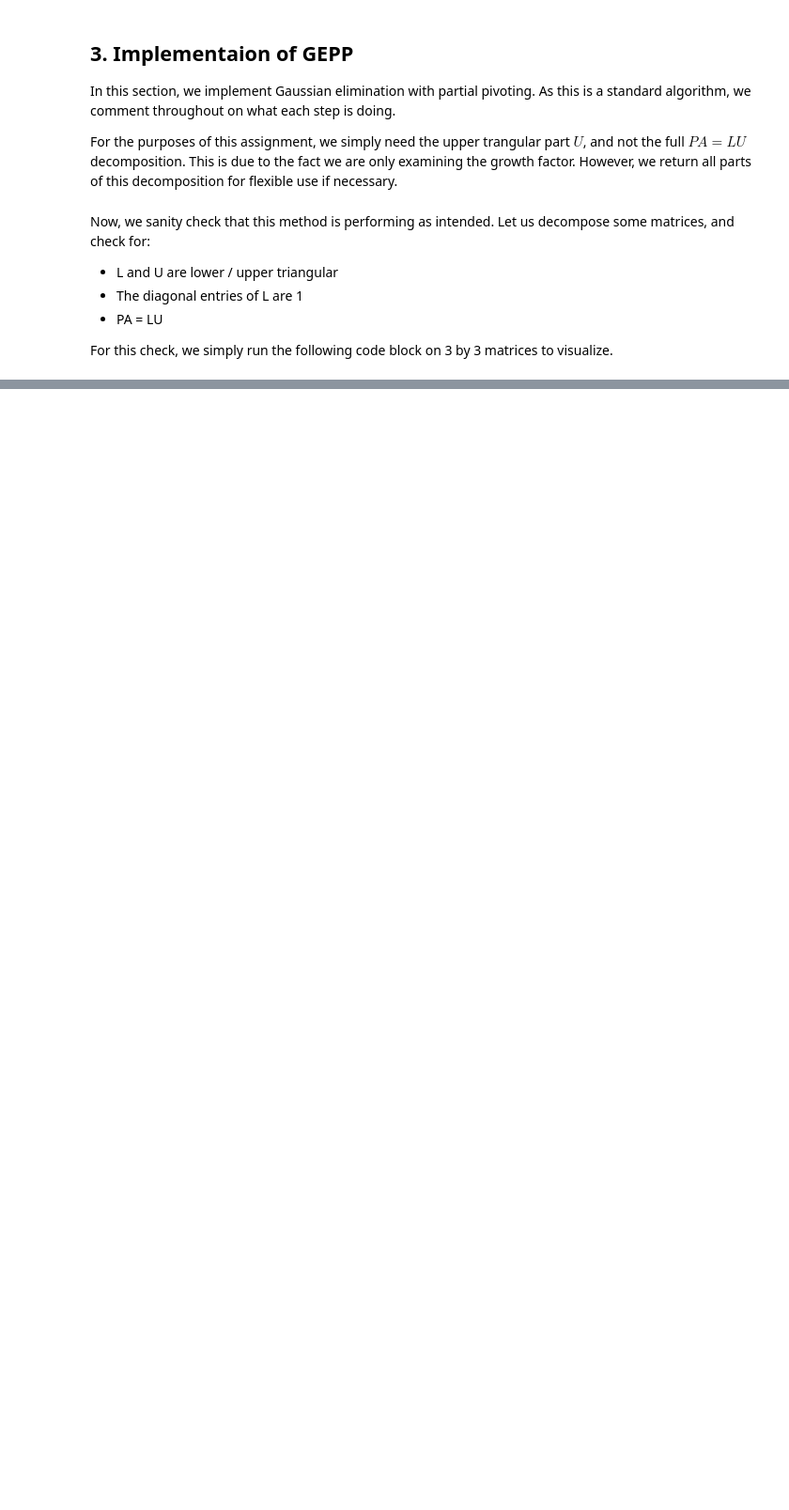
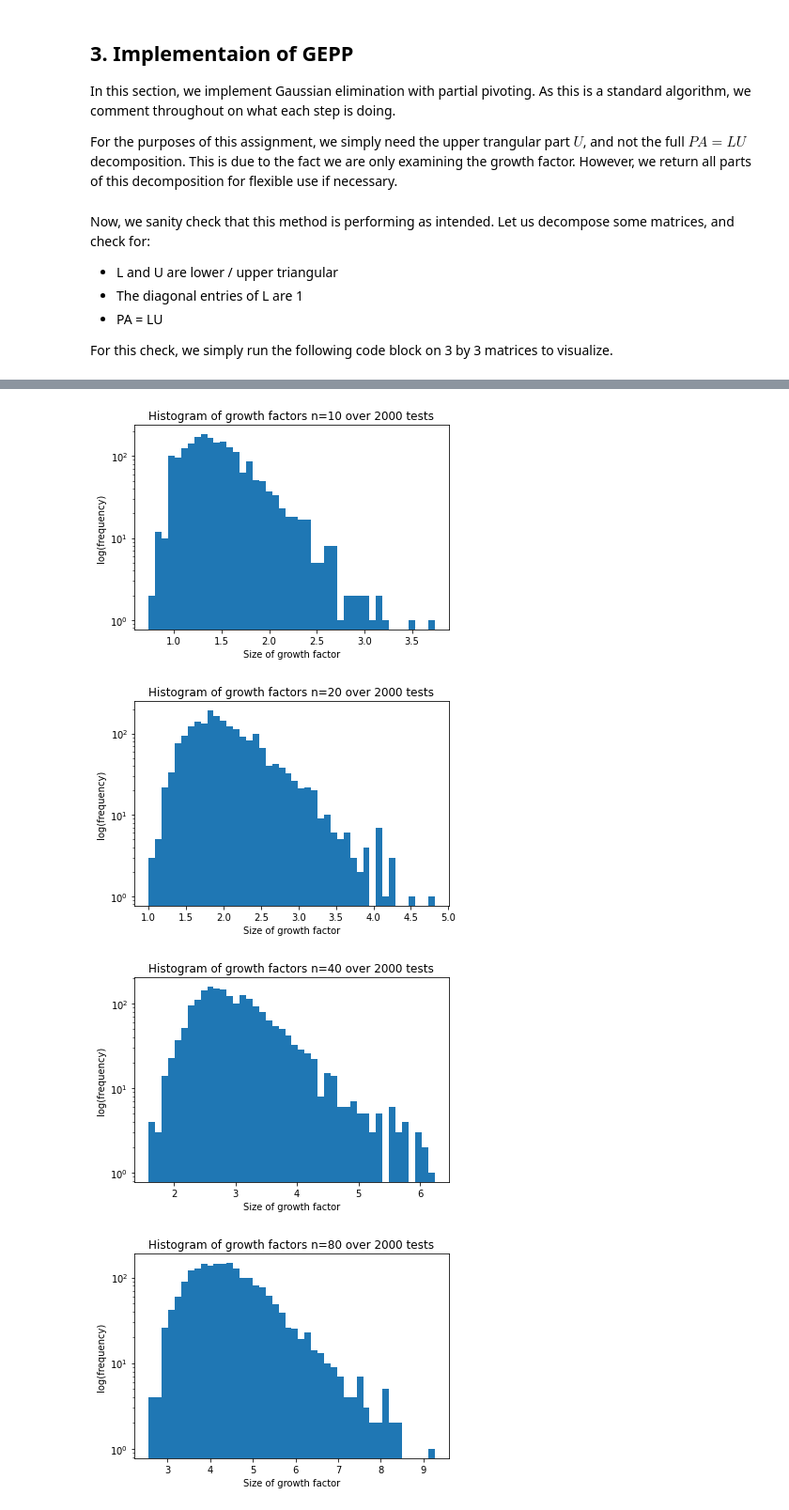
Before and after one commit to mattkingros/Classwork, a Jupyter notebook: Computing Assignment 1 - Matthew King-Roskamp.ipynb, the cells around one changed output, grey strips where cells are left out. Shown at 94% size. Cells and saved outputs as stored; diff of their text form; code cells hidden in the pictures; blank space fills up the shorter version.

```diff
--- a/Computing Assignment 1 - Matthew King-Roskamp.ipynb
+++ b/Computing Assignment 1 - Matthew King-Roskamp.ipynb
@@ -151,0 +168,20 @@ Text(0.5, 1.0, 'Growth Factor vs N, Gaussian Random Matrices')
+# %%
+nVals = [10,20,40,80]
+for n in nVals:
+    numTests = 2000;
+    g = np.zeros((1,numTests));
+    for i in range(numTests):
+        A = gaussianMat(n)[0];
+        U = GEPP(A)[2];
+        g[0,i] = g[0,i] + (np.max(np.abs(U))/np.max(np.abs(A)));
+
+    pl.figure()
+    pl.hist(g[0],density = False, bins = int(np.floor(np.sqrt(numTests))),log = True);
+    pl.xlabel('Size of growth factor')
+    pl.ylabel('log(frequency)')
+    pl.title('Histogram of growth factors n=' +str(n)+ ' over ' + str(numTests) +' tests');
+# %% [output]
+[figure, added]
+[figure, added]
+[figure, added]
+[figure, added]
```
Also changed, not shown: parts of 15 cells of this notebook.
